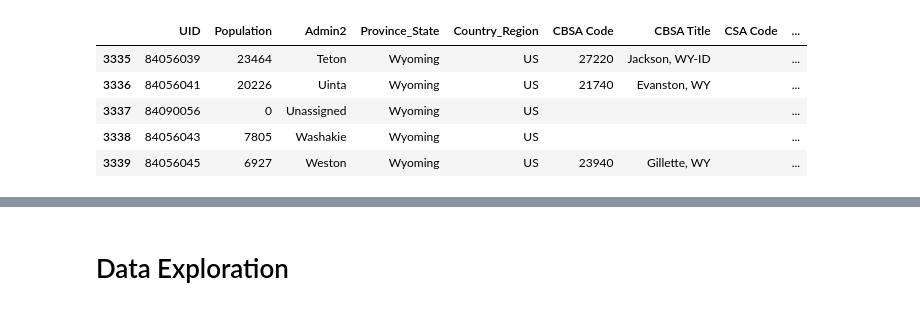
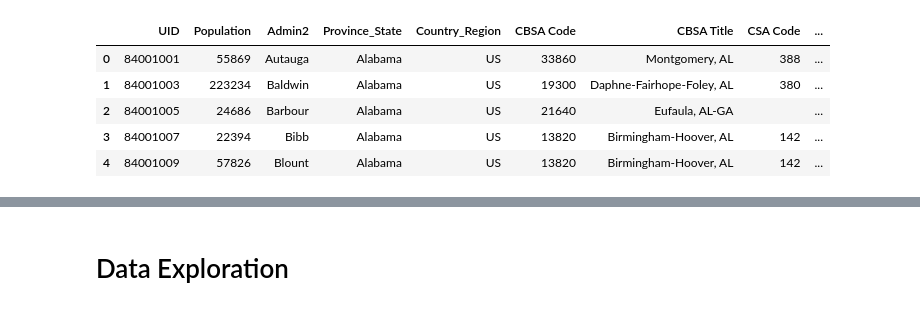
Before and after one commit to andrewcreates/DataScience-Projects, a Jupyter notebook: COVID-19/Google Sheets Automation.ipynb, the cells around one changed output, grey strips where cells are left out. Cells and saved outputs as stored; diff of their text form; code cells hidden in the pictures.

```diff
--- a/COVID-19/Google Sheets Automation.ipynb
+++ b/COVID-19/Google Sheets Automation.ipynb
@@ -31,14 +31,14 @@ if df_usconf['UID'].isna().sum() > 0:
 #replace NaNs with ''
 df_usconf.fillna('', inplace=True)
 # %%
-df_usconf.tail()
+df_usconf.head()
 # %% [output]
 |  | UID | Population | Admin2 | Province_State | Country_Region | CBSA Code | CBSA Title | CSA Code | ... |
-| 3335 | 84056039 | 23464 | Teton | Wyoming | US | 27220 | Jackson, WY-ID |  | ... |
-| 3336 | 84056041 | 20226 | Uinta | Wyoming | US | 21740 | Evanston, WY |  | ... |
-| 3337 | 84090056 | 0 | Unassigned | Wyoming | US |  |  |  | ... |
-| 3338 | 84056043 | 7805 | Washakie | Wyoming | US |  |  |  | ... |
-| 3339 | 84056045 | 6927 | Weston | Wyoming | US | 23940 | Gillette, WY |  | ... |
+| 0 | 84001001 | 55869 | Autauga | Alabama | US | 33860 | Montgomery, AL | 388 | ... |
+| 1 | 84001003 | 223234 | Baldwin | Alabama | US | 19300 | Daphne-Fairhope-Foley, AL | 380 | ... |
+| 2 | 84001005 | 24686 | Barbour | Alabama | US | 21640 | Eufaula, AL-GA |  | ... |
+| 3 | 84001007 | 22394 | Bibb | Alabama | US | 13820 | Birmingham-Hoover, AL | 142 | ... |
+| 4 | 84001009 | 57826 | Blount | Alabama | US | 13820 | Birmingham-Hoover, AL | 142 | ... |
 # %%
 #Guam, American Samoa, Diamond/Grand Princess, Northern Mariana Islands, Virgin islands all have NaN in Admin2
 #Removing nan in Admin2 column so that I can combine 'Out of' and 'Unassigned' Admin2
```
Also changed, not shown: parts of 3 cells of this notebook.
